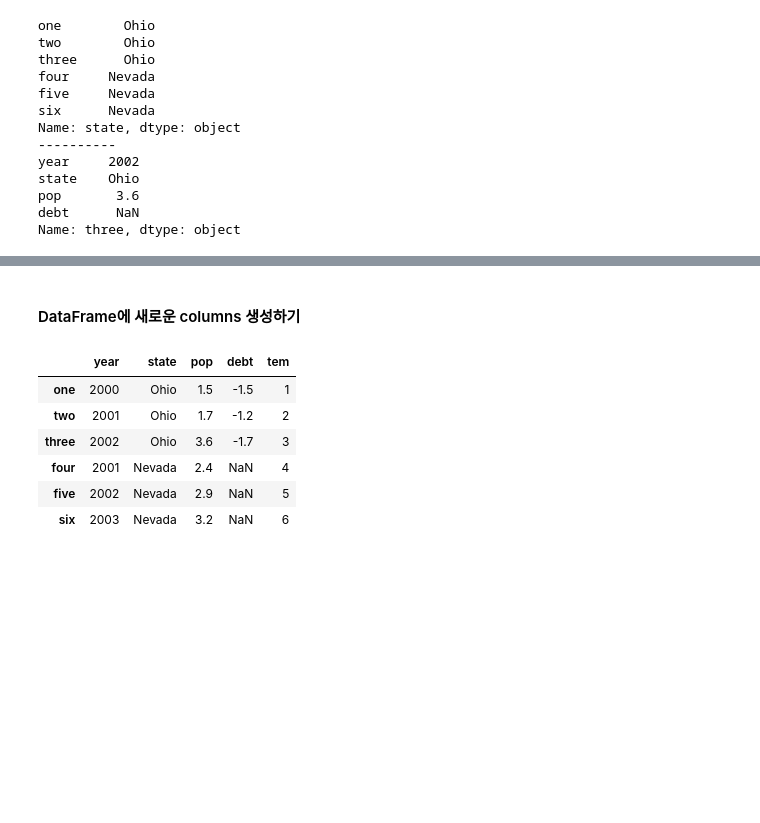
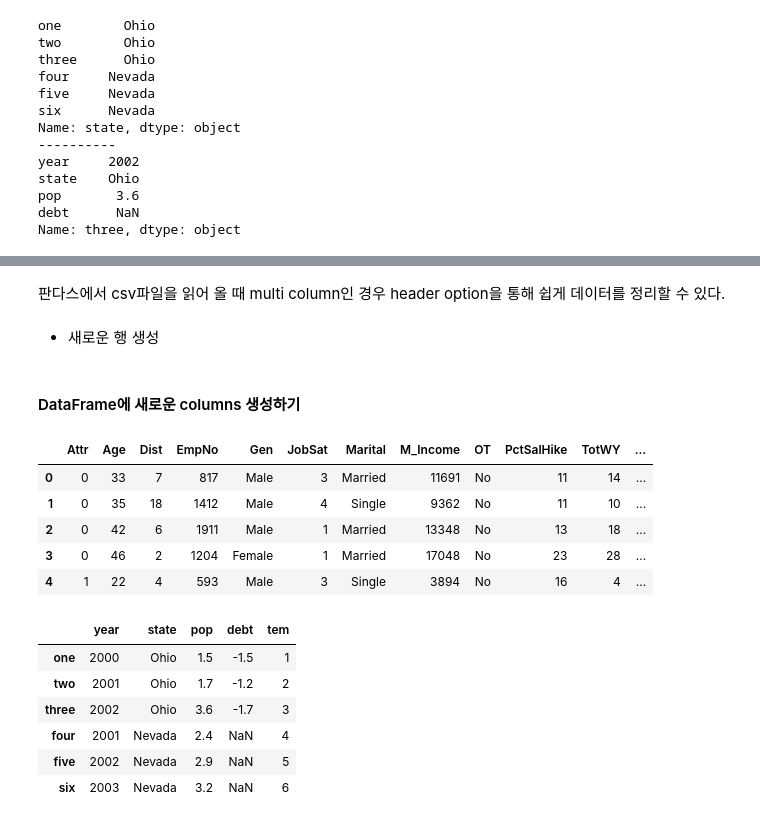
Before and after one commit to Eyecaramba/TIL, a Jupyter notebook: python/5.pandas.ipynb, the cells around one changed output, grey strips where cells are left out. Cells and saved outputs as stored; diff of their text form; code cells hidden in the pictures; blank space fills up the shorter version.

```diff
--- a/python/5.pandas.ipynb
+++ b/python/5.pandas.ipynb
@@ -162,0 +181,11 @@ Name: three, dtype: object
+# %%
+# rename() 함수로 열 이름 변경
+data.rename(columns={'DistanceFromHome' : 'Distance',
+                    'EmployeeNumber' : 'EmpNo',
+                    'JobSatisfaction' : 'JobSat',
+                    'MonthlyIncome' : 'M_Income',
+                    'PercentSalaryHike' : 'PctSalHike',
+                    'TotalWorkingYears' : 'TotWY'}, inplace=True)
+
+# 확인
+data.head()
@@ -162,0 +199,6 @@ Name: three, dtype: object
+# %%
+# 모든 열 이름 변경
+data.columns = ['Attr','Age','Dist','EmpNo','Gen','JobSat','Marital','M_Income', 'OT', 'PctSalHike', 'TotWY']
+
+# 확인
+data.head()
@@ -163,5 +212,20 @@ Name: three, dtype: object
+# %% [markdown]
+판다스에서 csv파일을 읽어 올 때 multi column인 경우 header option을 통해 쉽게 데이터를 정리할 수 있다.
+# %% [markdown]
+- 새로운 행 생성
 # %% [markdown]
 #### DataFrame에 새로운 columns 생성하기
+# %%
+data['Income_LY'] = data['M_Income'] / (1 + data['PctSalHike'] / 100)
+data['Income_LY'] = round(data['Income_LY'])
+data.head()
+# %% [output]
+|  | Attr | Age | Dist | EmpNo | Gen | JobSat | Marital | M_Income | OT | PctSalHike | TotWY | ... |
+| 0 | 0 | 33 | 7 | 817 | Male | 3 | Married | 11691 | No | 11 | 14 | ... |
+| 1 | 0 | 35 | 18 | 1412 | Male | 4 | Single | 9362 | No | 11 | 10 | ... |
+| 2 | 0 | 42 | 6 | 1911 | Male | 1 | Married | 13348 | No | 13 | 18 | ... |
+| 3 | 0 | 46 | 2 | 1204 | Female | 1 | Married | 17048 | No | 23 | 28 | ... |
+| 4 | 1 | 22 | 4 | 593 | Male | 3 | Single | 3894 | No | 16 | 4 | ... |
 # %%
 # 리스트, 배열을 칼럽에 대입하려면 대입하려는 값의 길이와 DataFrame의 길이가 동일해야 함
 frame2['tem'] = [1,2,3,4,5,6]
```
Also changed, not shown: parts of 25 cells of this notebook, 20 other files.
